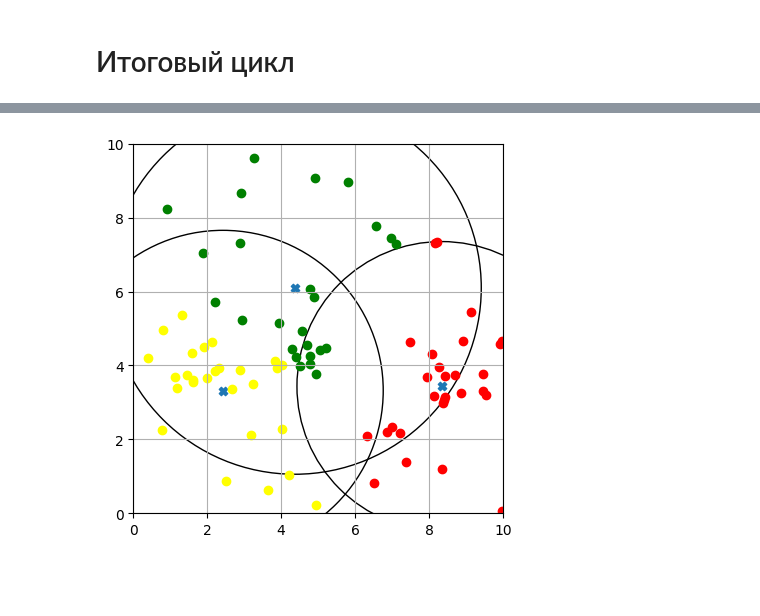
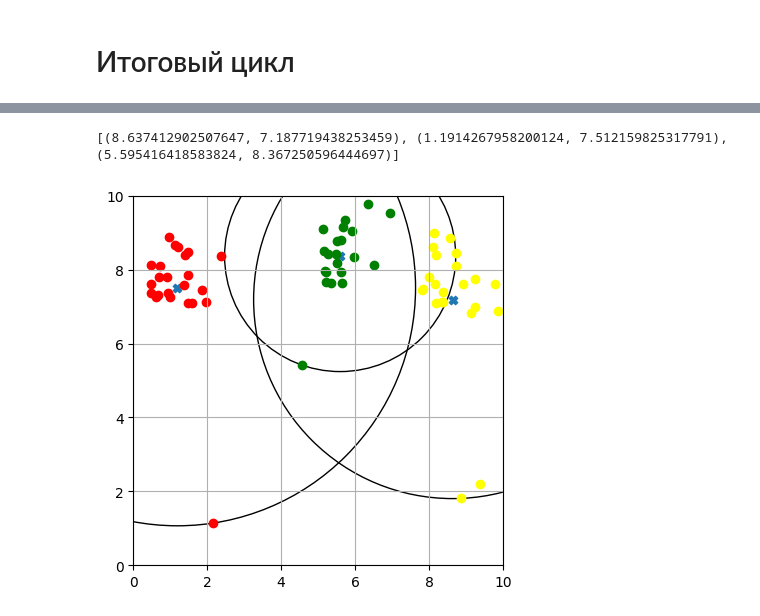
Before and after one commit to Leteers/MachineLearning, a Jupyter notebook: lab1/test.ipynb, the cells around one changed output, grey strips where cells are left out. Saved outputs shown, nothing was run; the diff lists cells and outputs as text; code cells hidden in the pictures; blank space fills up the shorter version.

```diff
--- a/lab1/test.ipynb
+++ b/lab1/test.ipynb
@@ -8,5 +9,6 @@ import math
 # %%
-number_of_clasters = 3
+number_of_clusters = 3
+amount_of_points_per_cluster = 20
 color1=['yellow','red','green']
 # %%
 
@@ -14,9 +16,9 @@ data = []
 data_w_color=[]
 clusters = []
 cluster = []
-for i in range(number_of_clasters):
+for i in range(number_of_clusters):
     center = (random.uniform(0, 8), random.uniform(0, 8))
-    for j in range(10):
+    for j in range(amount_of_points_per_cluster):
             x = center[0] + abs(random.gauss(0, 1))
             y = center[1] + abs(random.gauss(0, 1))
             cluster.append((x,y))
@@ -73,7 +75,7 @@ plt.scatter(x, y ,color = color)
 # %% [markdown]
 <H1>Добавление новых точек</H1>
 # %%
-new_points = [(random.uniform(0,10),random.uniform(0,10)) for i in range(50)]
+new_points = [(random.uniform(0,10),random.uniform(0,10)) for i in range(int(0.1*number_of_clusters*amount_of_points_per_cluster))]
 
 figure, axes = plt.subplots()
 plt.axis([0, 10, 0, 10])
@@ -137,38 +180,41 @@ for i in range(len(clusters)):
 # %%
-z=0
-
+z = 0
+c_radius3 = []
 while z < 10000:
     for cluster in clusters:
         for k in range(len(cluster)):
             min_distance = float('inf')
             try:
                 if cluster[k]: pass
             except:
                 break
             for i in range(len(centers)):
                 distance = math.sqrt((centers[i][0]-cluster[k][0])**2+(centers[i][1]-cluster[k][1])**2)
                 if distance < min_distance:
                     min_distance = distance
                     cluster_number = i
             clusters[cluster_number].append(cluster.pop(k))
     del centers[:]
+    del c_radius3[:]
     for cluster in clusters:
         center_x = sum(point[0] for point in cluster) / len(cluster)
         center_y = sum(point[1] for point in cluster) / len(cluster)
         centers.append((center_x, center_y))
+        c_radius3.append(max(*list(math.sqrt((point[0]-center_x)**2+(point[1]-center_y)**2) for point in cluster)))
     z+=1
-
+print(centers)
 x_center, y_center = zip(*centers)
 figure, axes = plt.subplots()
 plt.axis([0, 10, 0, 10])
 axes.set_aspect(1)
-for i in range(len(c_radius2)):
-    circle = plt.Circle((x_center[i],y_center[i]), c_radius2[i] ,fill = False )
+for i in range(len(c_radius3)):
+    circle = plt.Circle((x_center[i],y_center[i]), c_radius3[i] ,fill = False )
     axes.add_artist(circle)
 plt.grid()
 plt.scatter(x_center, y_center, marker='X')
 for i in range(len(clusters)):
     new_x_clusters, new_y_clusters = zip(*clusters[i])
     plt.scatter(new_x_clusters, new_y_clusters ,color = color1[i])
 # %% [output]
+[(8.637412902507647, 7.187719438253459), (1.1914267958200124, 7.512159825317791), (5.595416418583824, 8.367250596444697)]
-[figure, old version]
+[figure, new version]
```
Also changed, not shown: parts of 8 cells of this notebook, 3 other files.
